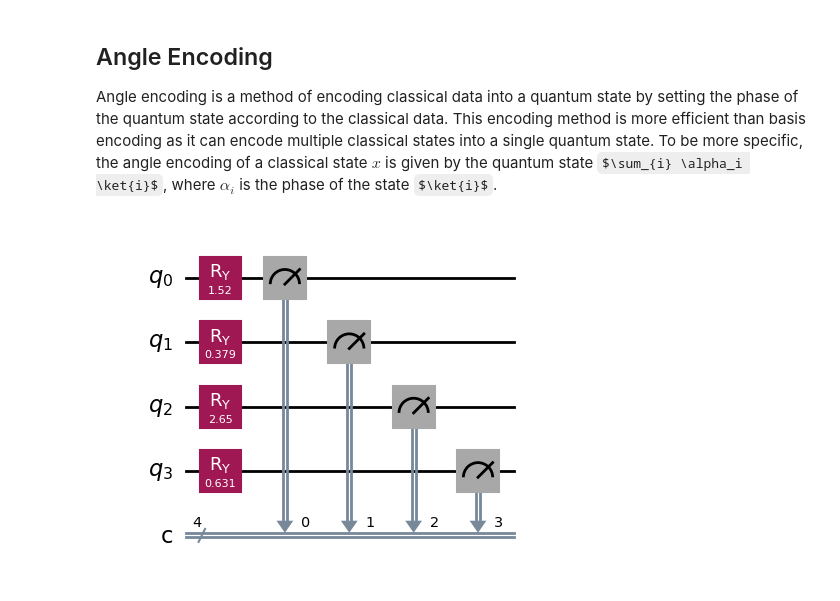
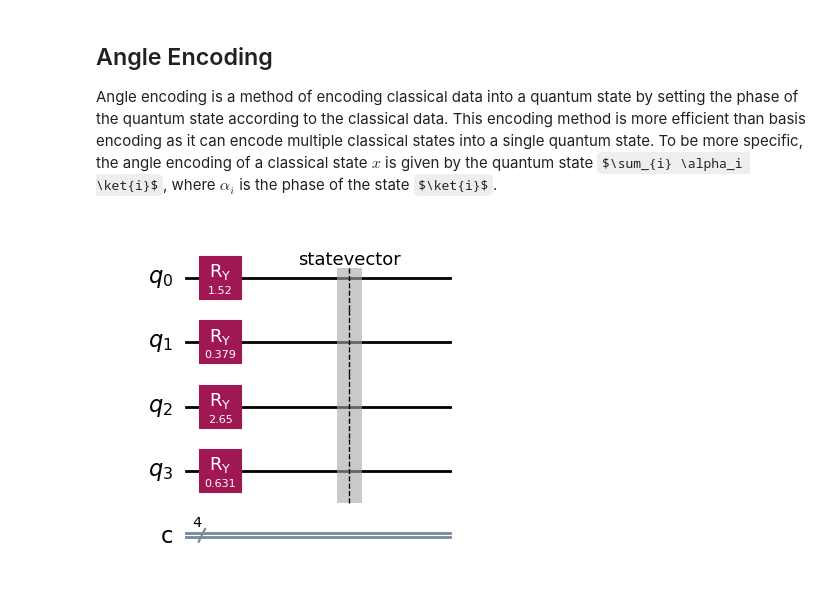
Before and after one commit to Shurtu-gal/quantum-learning, a Jupyter notebook: machine_learning/encoding.ipynb, the cells around one changed output. Drawn from its saved outputs; the diff is of its cells as text; code cells hidden in the pictures; some formulas as TeX source.

```diff
--- a/machine_learning/encoding.ipynb
+++ b/machine_learning/encoding.ipynb
@@ -114,16 +115,16 @@ def angle_encoder(qc: QuantumCircuit, q: QuantumRegister, angles: np.ndarray):
 # %%
 angles = np.array([1.2, 0.3, 2.1, 0.5])
 n = len(angles)
 q = QuantumRegister(n, 'q')
 c = ClassicalRegister(n, 'c')
 
 qc = QuantumCircuit(q, c)
 angle_encoder(qc, q, angles)
 
-qc.measure(q, c)
+qc.save_statevector()
 qc.draw(output='mpl')
 # %% [output]
-[figure, old version]
+[figure, new version]
 # %%
 backend = AerSimulator()
 pass_manager = generate_preset_pass_manager(backend=backend, optimization_level=1)
```
Also changed, not shown: parts of 5 cells of this notebook.
